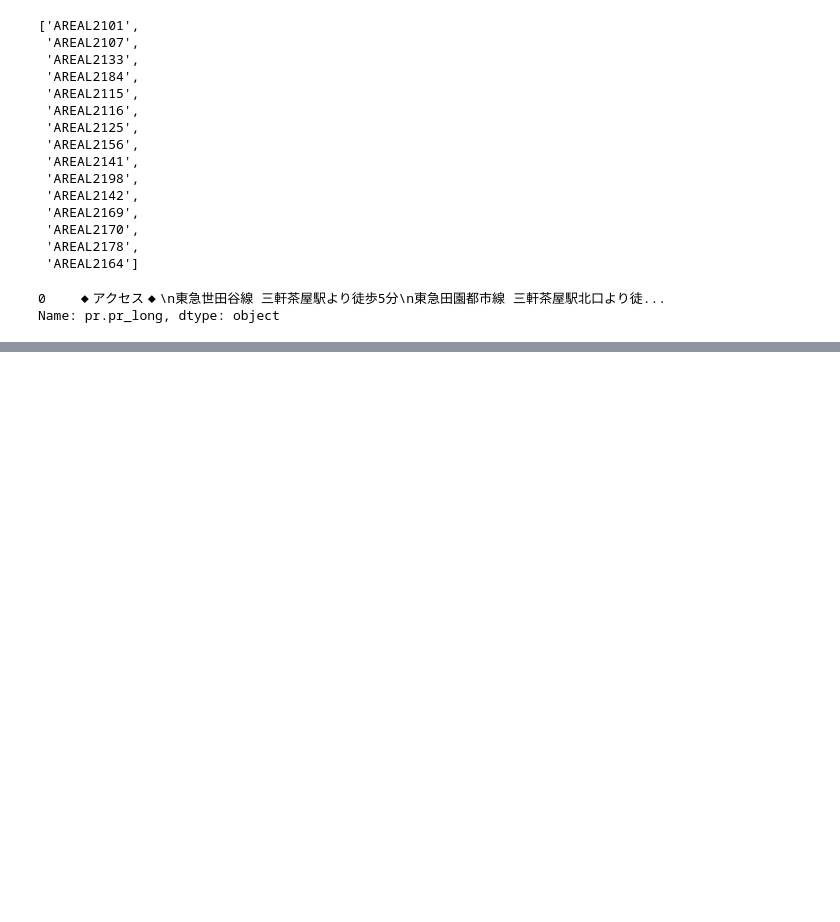
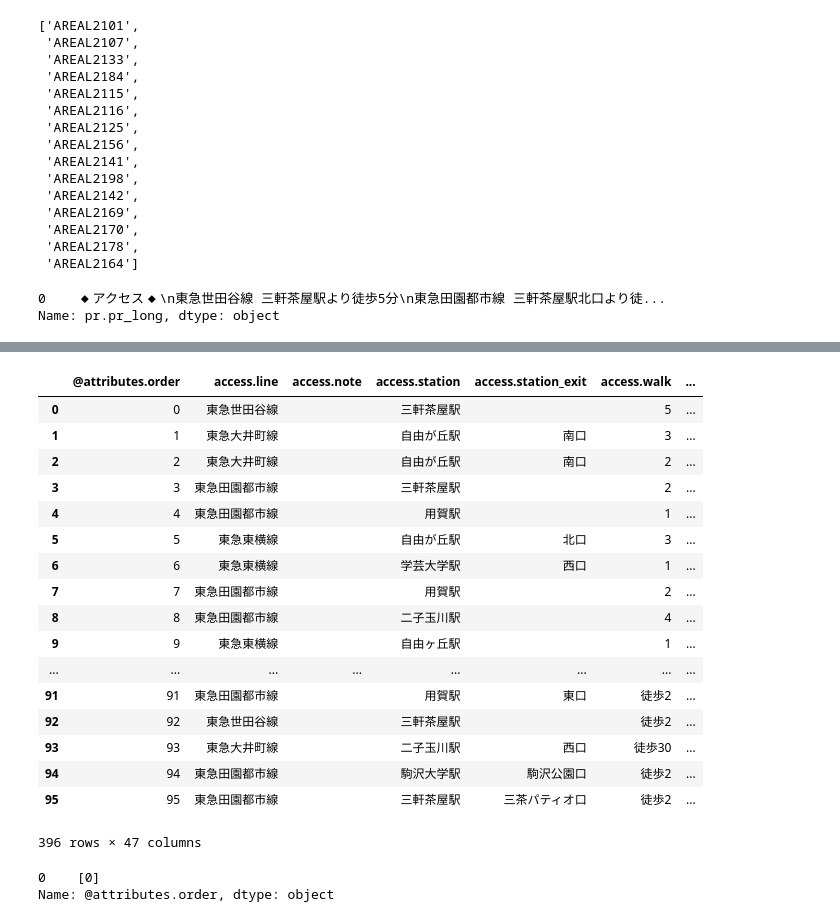
Before and after one commit to serwerinc/restaurant-search, a Jupyter notebook: Test.ipynb, the cells around one changed output, grey strips where cells are left out. Saved outputs shown, nothing was run; the diff lists cells and outputs as text; code cells hidden in the pictures; blank space fills up the shorter version.

```diff
--- a/Test.ipynb
+++ b/Test.ipynb
@@ -49,0 +69,26 @@ AttributeError: ('Can only use .str accessor with string values, which use np.ob
+# %%
+rt.df.applymap(lambda d: d.replace('\n',''))
+# %% [output]
+|  | @attributes.order | access.line | access.note | access.station | access.station_exit | access.walk | ... |
+| 0 | 0 | 東急世田谷線 |  | 三軒茶屋駅 |  | 5 | ... |
+| 1 | 1 | 東急大井町線 |  | 自由が丘駅 | 南口 | 3 | ... |
+| 2 | 2 | 東急大井町線 |  | 自由が丘駅 | 南口 | 2 | ... |
+| 3 | 3 | 東急田園都市線 |  | 三軒茶屋駅 |  | 2 | ... |
+| 4 | 4 | 東急田園都市線 |  | 用賀駅 |  | 1 | ... |
+| 5 | 5 | 東急東横線 |  | 自由が丘駅 | 北口 | 3 | ... |
+| 6 | 6 | 東急東横線 |  | 学芸大学駅 | 西口 | 1 | ... |
+| 7 | 7 | 東急田園都市線 |  | 用賀駅 |  | 2 | ... |
+| 8 | 8 | 東急田園都市線 |  | 二子玉川駅 |  | 4 | ... |
+| 9 | 9 | 東急東横線 |  | 自由ヶ丘駅 |  | 1 | ... |
+| ... | ... | ... | ... | ... | ... | ... | ... |
+| 91 | 91 | 東急田園都市線 |  | 用賀駅 | 東口 | 徒歩2 | ... |
+| 92 | 92 | 東急世田谷線 |  | 三軒茶屋駅 |  | 徒歩2 | ... |
+| 93 | 93 | 東急大井町線 |  | 二子玉川駅 | 西口 | 徒歩30 | ... |
+| 94 | 94 | 東急田園都市線 |  | 駒沢大学駅 | 駒沢公園口 | 徒歩2 | ... |
+| 95 | 95 | 東急田園都市線 |  | 三軒茶屋駅 | 三茶パティオ口 | 徒歩2 | ... |
+396 rows × 47 columns
+# %%
+rt.df.astype(str).head(1)['@attributes.order'].str.split()
+# %% [output]
+0    [0]
+Name: @attributes.order, dtype: object
```
Also changed, not shown: parts of 3 cells of this notebook, 3 other files.
